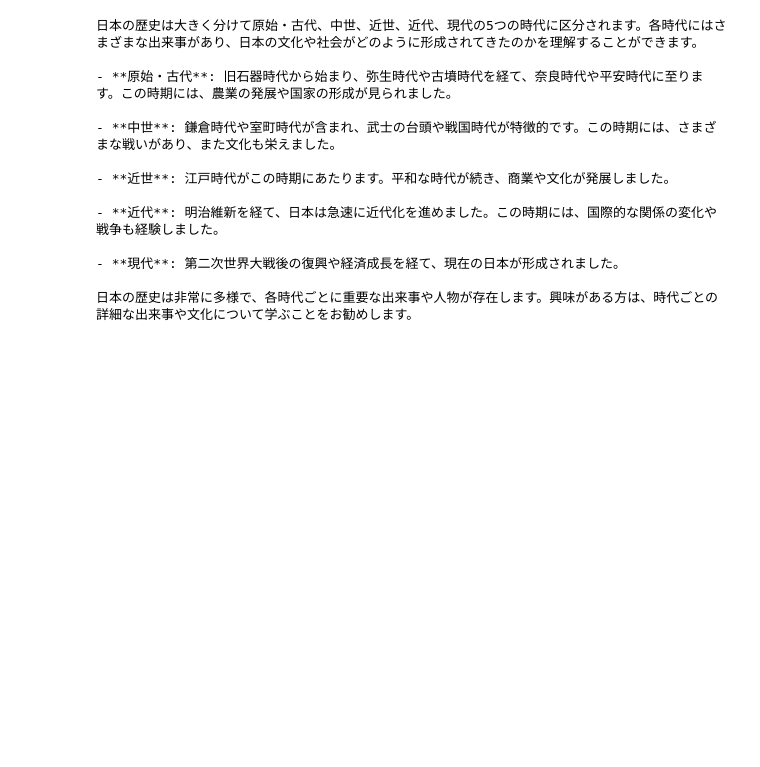
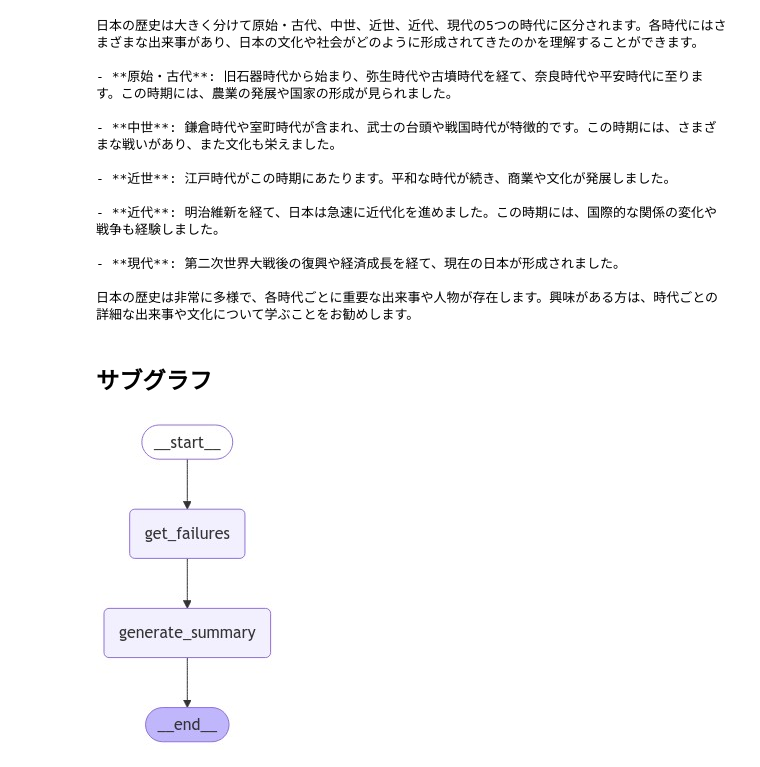
Before and after one commit to aidiary/learning-langchain, a Jupyter notebook: langchain-academy/4_building_your_assistant.ipynb, the cells around one changed output. Cells and saved outputs as stored; diff of their text form; code cells hidden in the pictures; blank space fills up the shorter version.

Commit message:
サブグラフの例を追加

```diff
--- a/langchain-academy/4_building_your_assistant.ipynb
+++ b/langchain-academy/4_building_your_assistant.ipynb
@@ -258,3 +258,59 @@ print(result["answer"].content)
 - **現代**: 第二次世界大戦後の復興や経済成長を経て、現在の日本が形成されました。
 
 日本の歴史は非常に多様で、各時代ごとに重要な出来事や人物が存在します。興味がある方は、時代ごとの詳細な出来事や文化について学ぶことをお勧めします。
+# %% [markdown]
+## サブグラフ
+# %%
+from operator import add
+from typing_extensions import TypedDict
+from typing import List, Optional, Annotated
+
+
+class Log(TypedDict):
+    id: str
+    question: str
+    docs: Optional[List]
+    answer: str
+    grade: Optional[int]
+    grader: Optional[int]
+    feedback: Optional[str]
+# %%
+# Sub graphs
+from IPython.display import Image, display
+from langgraph.graph import StateGraph, START, END
+
+class FailureAnalysisState(TypedDict):
+    cleaned_logs: List[Log]
+    failures: List[Log]
+    fa_summary: str
+    processed_logs: List[str]
+
+class FailureAnalysisOutputState(TypedDict):
+    fa_summary: str
+    processed_logs: List[str]
+
+def get_failures(state):
+    # cleaned_logsのリストからgradeが含まれるログを取り出す
+    cleaned_logs = state["cleaned_logs"]
+    failures = [log for log in cleaned_logs if "grade" in log]
+    return {"failures": failures}
+
+def generate_summary(state):
+    failures = state["failures"]
+    fa_summary = "Poor quality retrieval of Chroma documentation."
+    return {"fa_summary": fa_summary, "processed_logs": [f"failure-analysis-on-log-{failure['id']}" for failure in failures]}
+
+fa_builder = StateGraph(input=FailureAnalysisState,
+                        output=FailureAnalysisOutputState)
+fa_builder.add_node("get_failures", get_failures)
+fa_builder.add_node("generate_summary", generate_summary)
+
+fa_builder.add_edge(START, "get_failures")
+fa_builder.add_edge("get_failures", "generate_summary")
+fa_builder.add_edge("generate_summary", END)
+
+graph = fa_builder.compile()
+
+display(Image(graph.get_graph().draw_mermaid_png()))
+# %% [output]
+[figure, added]
```
Also changed, not shown: parts of 7 cells of this notebook.
